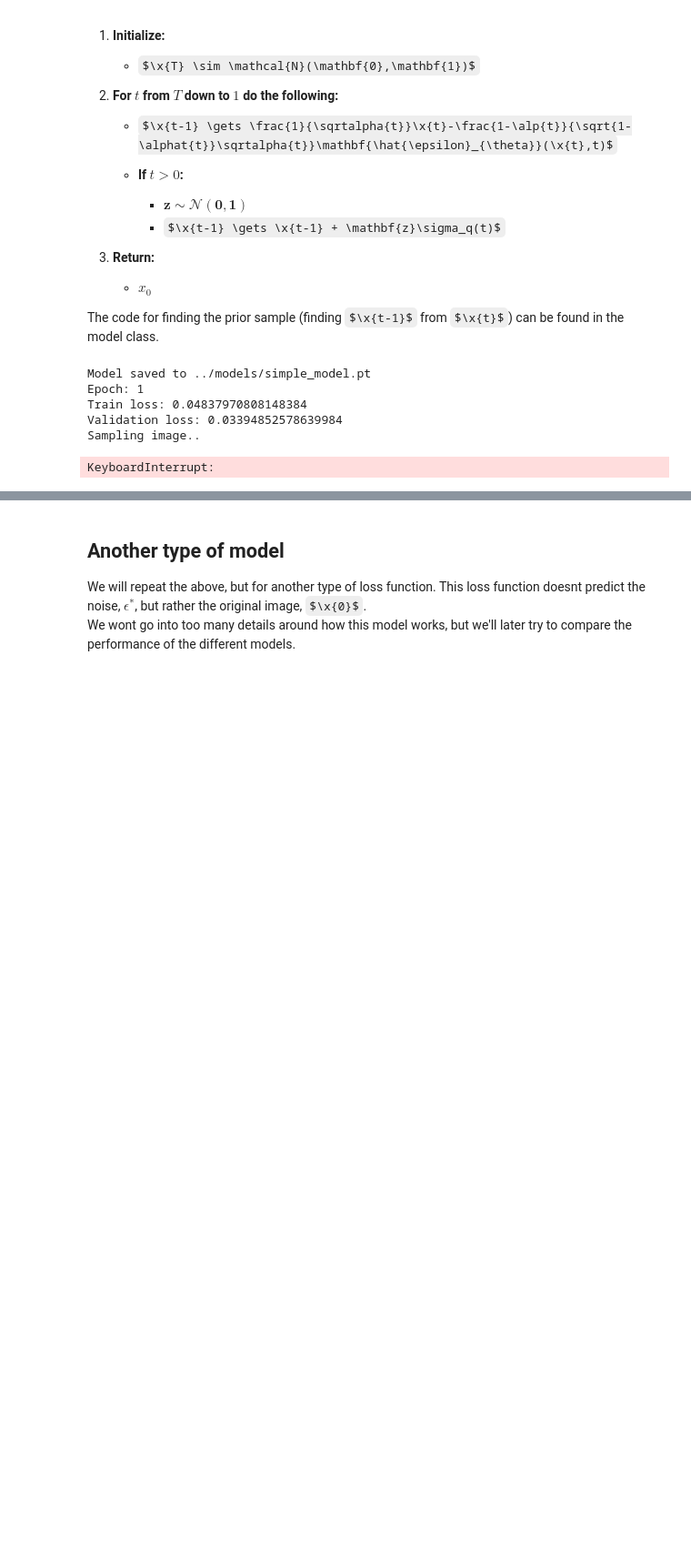
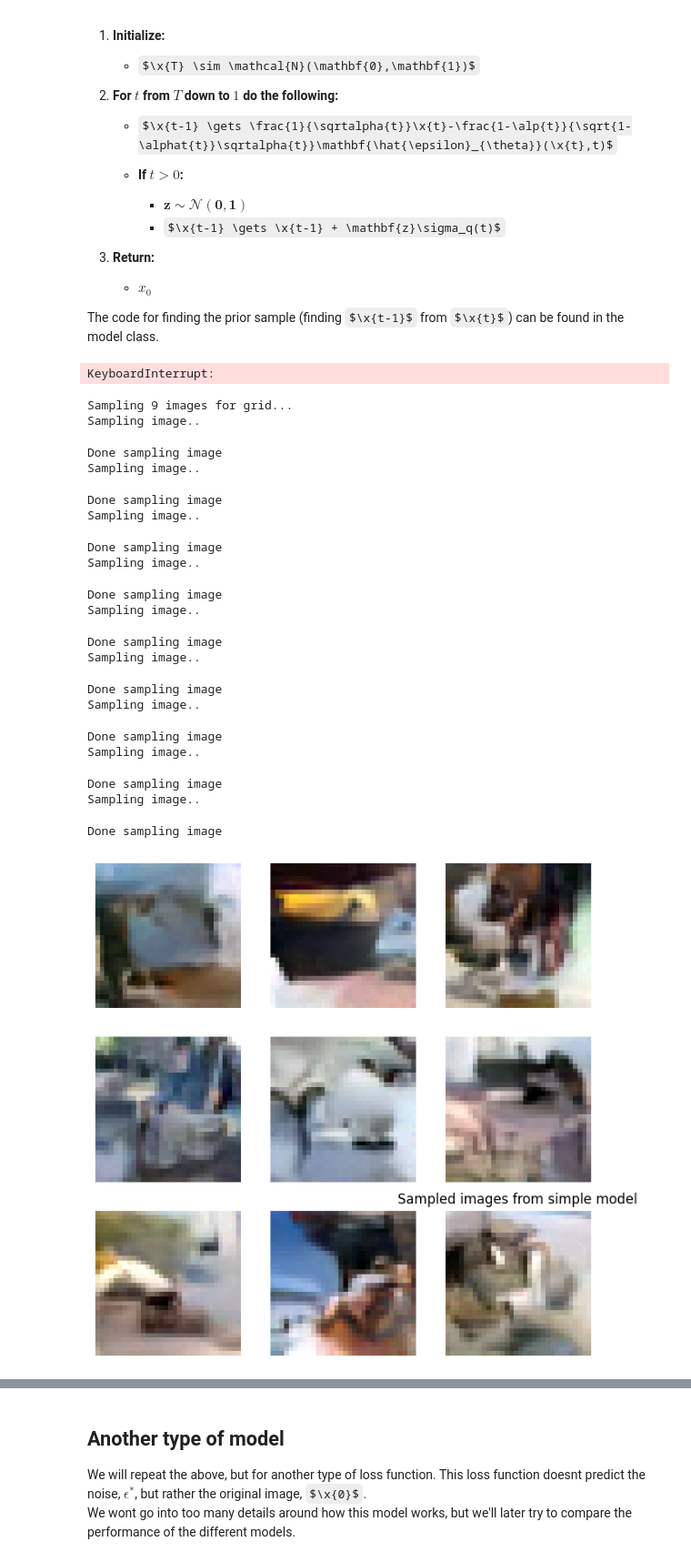
Before and after one commit to Andemand111/Specialkursus_diffusionmodel, a Jupyter notebook: main.IPYNB, the cells around one changed output, grey strips where cells are left out. Shown at 91% size. Saved outputs shown, nothing was run; the diff lists cells and outputs as text; code cells hidden in the pictures; some formulas as TeX source; blank space fills up the shorter version.

```diff
--- a/main.IPYNB
+++ b/main.IPYNB
@@ -321,14 +323,32 @@ def training_loop(model, epochs):
 
     return epoch_loss, parameters
 # %%
-simple_model_losses, simple_model_parameters = training_loop(simple_model, 2)
+simple_model_losses, simple_model_parameters = training_loop(simple_model, 1)
 np.save("../data/simple_model_losses.npy", simple_model_losses)
 np.save("../data/simple_model_parameters.npy", simple_model_parameters)
 # %% [output]
-Model saved to ../models/simple_model.pt
-Epoch: 1
-Train loss: 0.04837970808148384
-Validation loss: 0.03394852578639984
-Sampling image..
+KeyboardInterrupt:
-KeyboardInterrupt:
+# %%
+sample_grid(simple_model, "Sampled images from simple model")
+# %% [output]
+Sampling 9 images for grid...
+Sampling image..
+Done sampling image
+Sampling image..
+Done sampling image
+Sampling image..
+Done sampling image
+Sampling image..
+Done sampling image
+Sampling image..
+Done sampling image
+Sampling image..
+Done sampling image
+Sampling image..
+Done sampling image
+Sampling image..
+Done sampling image
+Sampling image..
+Done sampling image
+[figure, added]
 # %%
```
Also changed, not shown: parts of 8 cells of this notebook, 4 other files.
